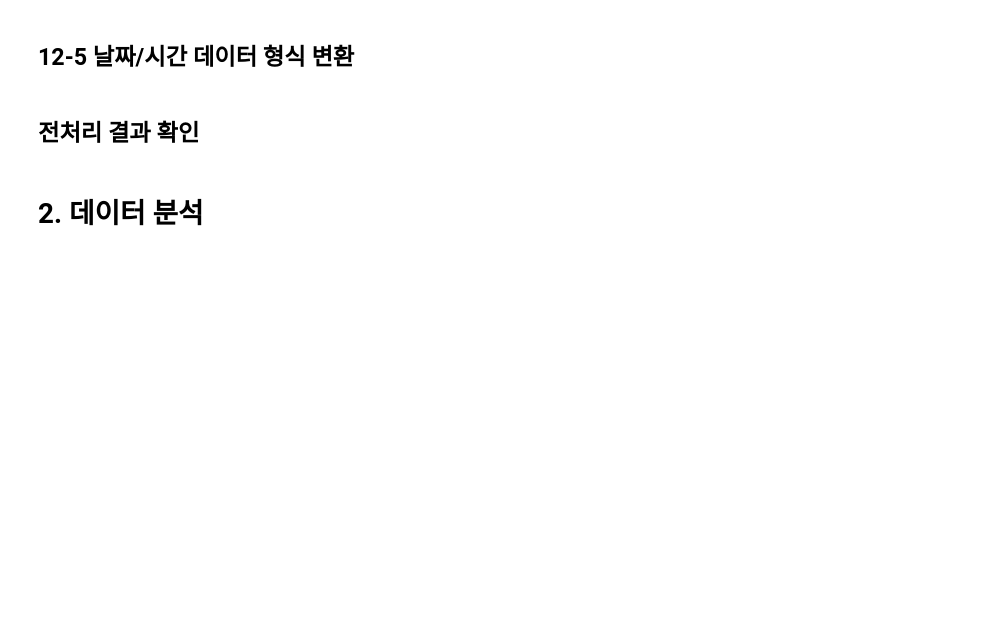
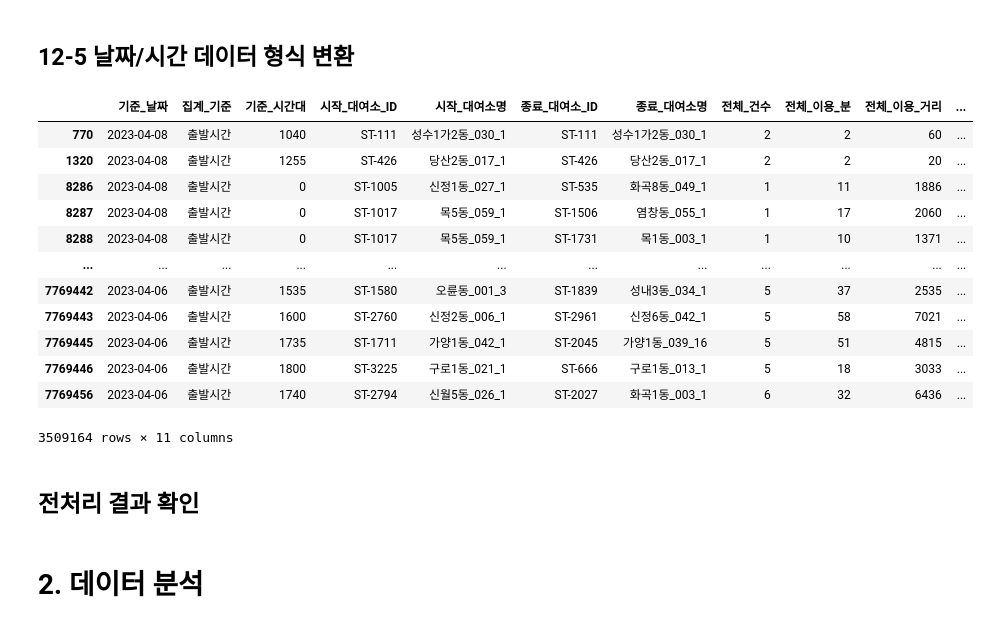
Before and after one commit to syyang-sec/Data-Analysis-with-Open-Source, a Jupyter notebook: 오픈소스_데이터_분석_12강.ipynb, the cells around one changed output. Cells and saved outputs as stored; diff of their text form; code cells hidden in the pictures; blank space fills up the shorter version.

```diff
--- a/오픈소스_데이터_분석_12강.ipynb
+++ b/오픈소스_데이터_분석_12강.ipynb
@@ -158,3 +182,19 @@ day_mapping = {
+# %%
+df
+# %% [output]
+|  | 기준_날짜 | 집계_기준 | 기준_시간대 | 시작_대여소_ID | 시작_대여소명 | 종료_대여소_ID | 종료_대여소명 | 전체_건수 | 전체_이용_분 | 전체_이용_거리 | ... |
+| 770 | 2023-04-08 | 출발시간 | 1040 | ST-111 | 성수1가2동_030_1 | ST-111 | 성수1가2동_030_1 | 2 | 2 | 60 | ... |
+| 1320 | 2023-04-08 | 출발시간 | 1255 | ST-426 | 당산2동_017_1 | ST-426 | 당산2동_017_1 | 2 | 2 | 20 | ... |
+| 8286 | 2023-04-08 | 출발시간 | 0 | ST-1005 | 신정1동_027_1 | ST-535 | 화곡8동_049_1 | 1 | 11 | 1886 | ... |
+| 8287 | 2023-04-08 | 출발시간 | 0 | ST-1017 | 목5동_059_1 | ST-1506 | 염창동_055_1 | 1 | 17 | 2060 | ... |
+| 8288 | 2023-04-08 | 출발시간 | 0 | ST-1017 | 목5동_059_1 | ST-1731 | 목1동_003_1 | 1 | 10 | 1371 | ... |
+| ... | ... | ... | ... | ... | ... | ... | ... | ... | ... | ... | ... |
+| 7769442 | 2023-04-06 | 출발시간 | 1535 | ST-1580 | 오륜동_001_3 | ST-1839 | 성내3동_034_1 | 5 | 37 | 2535 | ... |
+| 7769443 | 2023-04-06 | 출발시간 | 1600 | ST-2760 | 신정2동_006_1 | ST-2961 | 신정6동_042_1 | 5 | 58 | 7021 | ... |
+| 7769445 | 2023-04-06 | 출발시간 | 1735 | ST-1711 | 가양1동_042_1 | ST-2045 | 가양1동_039_16 | 5 | 51 | 4815 | ... |
+| 7769446 | 2023-04-06 | 출발시간 | 1800 | ST-3225 | 구로1동_021_1 | ST-666 | 구로1동_013_1 | 5 | 18 | 3033 | ... |
+| 7769456 | 2023-04-06 | 출발시간 | 1740 | ST-2794 | 신월5동_026_1 | ST-2027 | 화곡1동_003_1 | 6 | 32 | 6436 | ... |
+3509164 rows × 11 columns
 # %% [markdown]
 ## 전처리 결과 확인
 # %%
```
Also changed, not shown: parts of 5 cells of this notebook.
